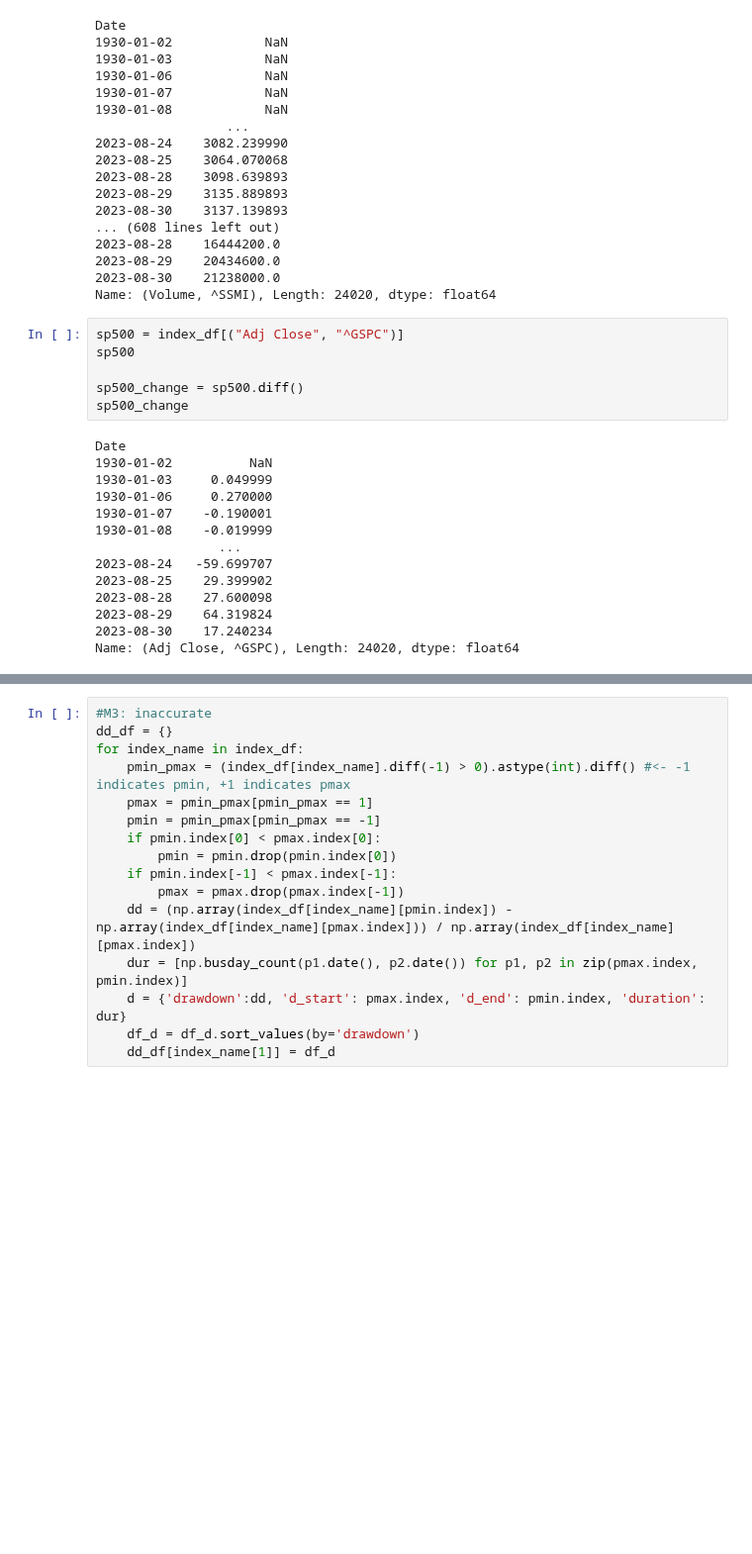
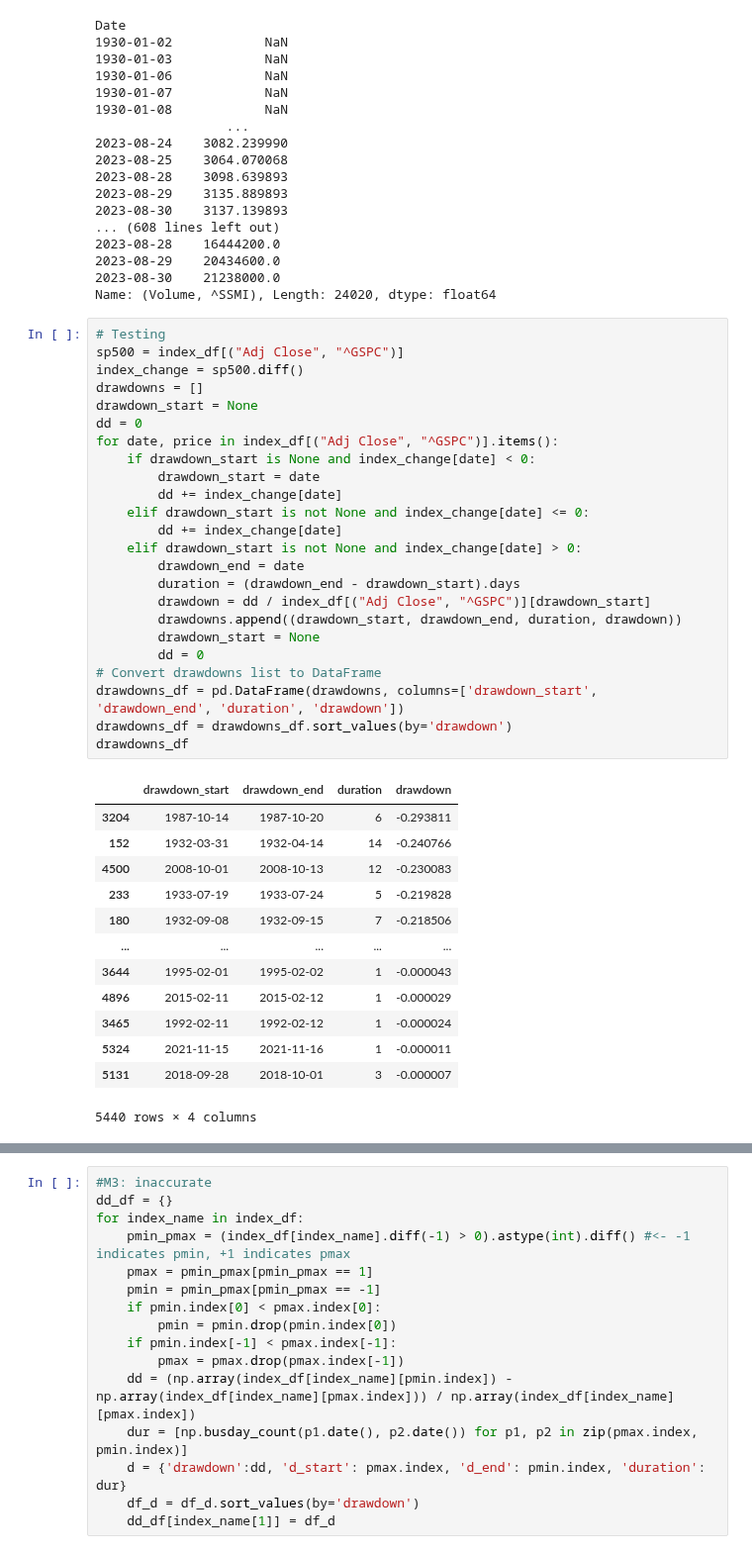
Before and after one commit to nicockt/fyp-2024, a Jupyter notebook: Data Processing.ipynb, the cells around one changed output, grey strips where cells are left out. Shown at 99% size. Saved outputs shown, nothing was run; the diff lists cells and outputs as text; blank space fills up the shorter version.

```diff
--- a/Data Processing.ipynb
+++ b/Data Processing.ipynb
@@ -84,23 +84,41 @@ Date
 2023-08-29    20434600.0
 2023-08-30    21238000.0
 Name: (Volume, ^SSMI), Length: 24020, dtype: float64
-# %%
-sp500 = index_df[("Adj Close", "^GSPC")]
-sp500
-
-sp500_change = sp500.diff()
-sp500_change
-# %% [output]
-Date
-1930-01-02          NaN
-1930-01-03     0.049999
-1930-01-06     0.270000
-1930-01-07    -0.190001
-1930-01-08    -0.019999
-                ...
-2023-08-24   -59.699707
-2023-08-25    29.399902
-2023-08-28    27.600098
-2023-08-29    64.319824
-2023-08-30    17.240234
-Name: (Adj Close, ^GSPC), Length: 24020, dtype: float64
+# %%
+# Testing
+sp500 = index_df[("Adj Close", "^GSPC")]
+index_change = sp500.diff()
+drawdowns = []
+drawdown_start = None
+dd = 0
+for date, price in index_df[("Adj Close", "^GSPC")].items():
+    if drawdown_start is None and index_change[date] < 0:
+        drawdown_start = date
+        dd += index_change[date]
+    elif drawdown_start is not None and index_change[date] <= 0:
+        dd += index_change[date]
+    elif drawdown_start is not None and index_change[date] > 0:
+        drawdown_end = date
+        duration = (drawdown_end - drawdown_start).days
+        drawdown = dd / index_df[("Adj Close", "^GSPC")][drawdown_start]
+        drawdowns.append((drawdown_start, drawdown_end, duration, drawdown))
+        drawdown_start = None
+        dd = 0
+# Convert drawdowns list to DataFrame
+drawdowns_df = pd.DataFrame(drawdowns, columns=['drawdown_start', 'drawdown_end', 'duration', 'drawdown'])
+drawdowns_df = drawdowns_df.sort_values(by='drawdown')
+drawdowns_df
+# %% [output]
+|  | drawdown_start | drawdown_end | duration | drawdown |
+| 3204 | 1987-10-14 | 1987-10-20 | 6 | -0.293811 |
+| 152 | 1932-03-31 | 1932-04-14 | 14 | -0.240766 |
+| 4500 | 2008-10-01 | 2008-10-13 | 12 | -0.230083 |
+| 233 | 1933-07-19 | 1933-07-24 | 5 | -0.219828 |
+| 180 | 1932-09-08 | 1932-09-15 | 7 | -0.218506 |
+| ... | ... | ... | ... | ... |
+| 3644 | 1995-02-01 | 1995-02-02 | 1 | -0.000043 |
+| 4896 | 2015-02-11 | 2015-02-12 | 1 | -0.000029 |
+| 3465 | 1992-02-11 | 1992-02-12 | 1 | -0.000024 |
+| 5324 | 2021-11-15 | 2021-11-16 | 1 | -0.000011 |
+| 5131 | 2018-09-28 | 2018-10-01 | 3 | -0.000007 |
+5440 rows × 4 columns
```
Also changed, not shown: parts of 3 cells of this notebook.
